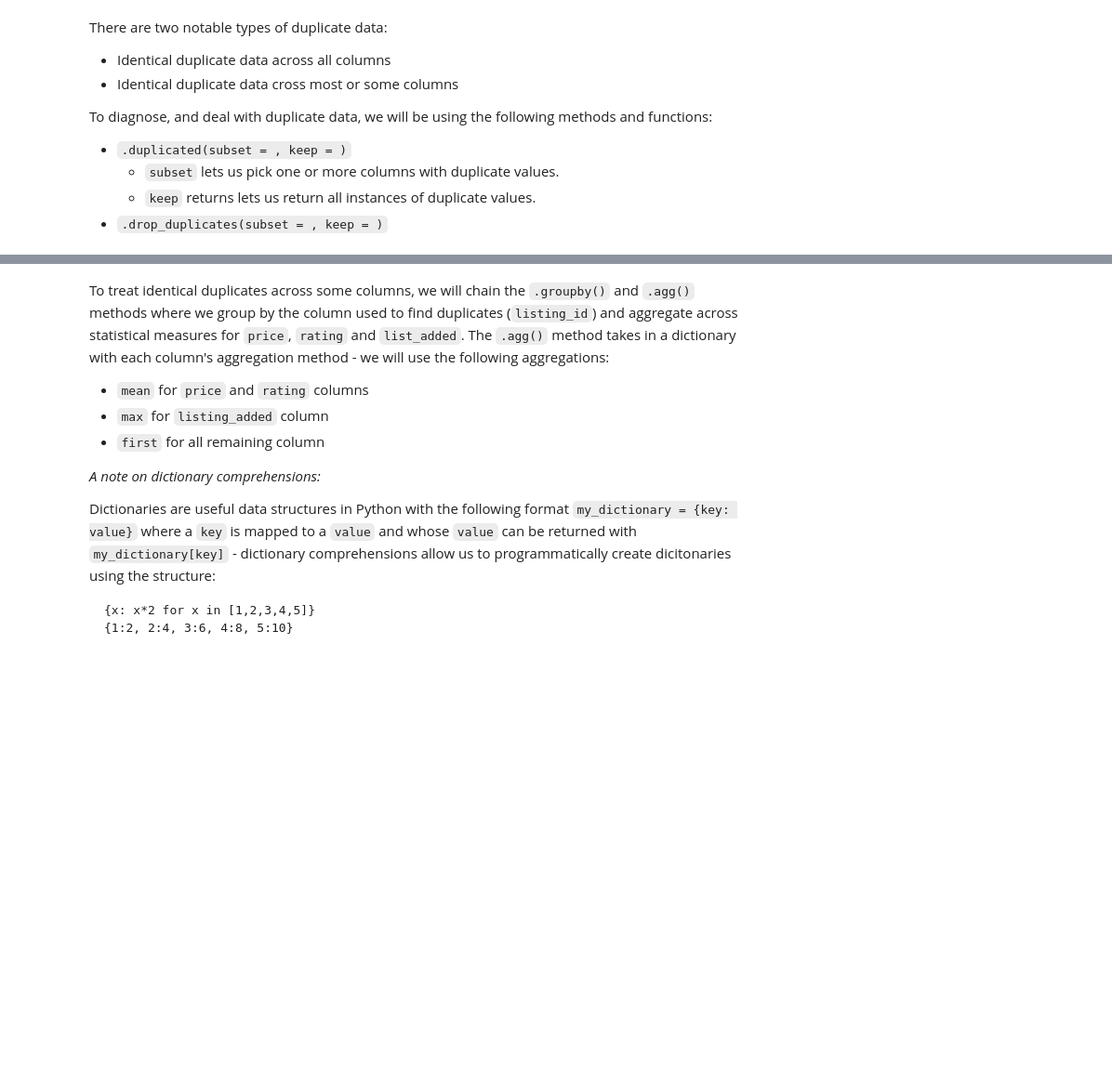
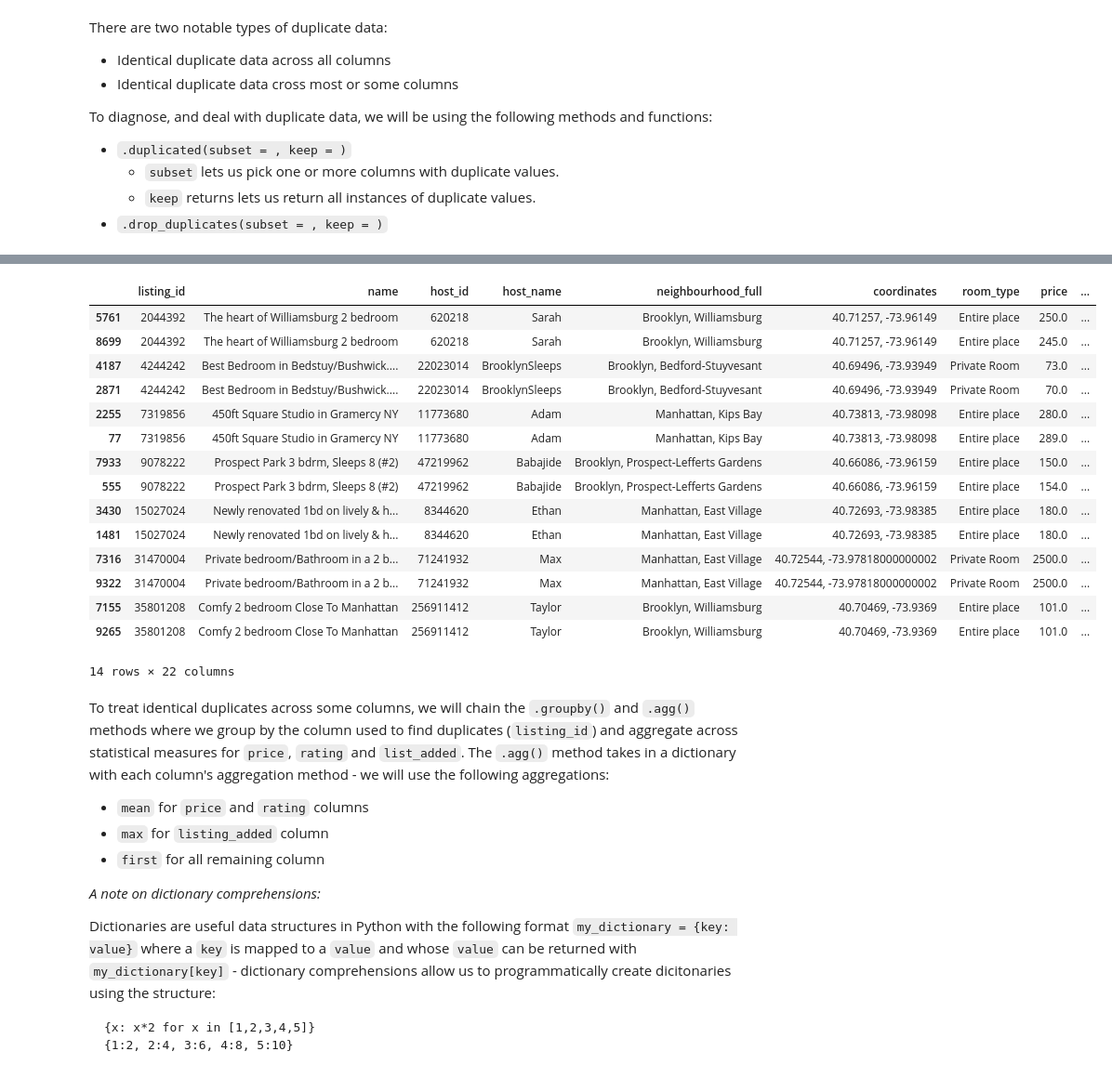
Before and after one commit to chrigorion/Data_Engineering_reichch4, a Jupyter notebook: Lab_04/DE_Lab04.ipynb, the cells around one changed output, grey strips where cells are left out. Shown at 93% size. Cells and saved outputs as stored; diff of their text form; code cells hidden in the pictures; blank space fills up the shorter version.

```diff
--- a/Lab_04/DE_Lab04.ipynb
+++ b/Lab_04/DE_Lab04.ipynb
@@ -405,9 +600,29 @@ To diagnose, and deal with duplicate data, we will be using the following method
 # %%
 # Remove identical duplicates
+airbnb = airbnb.drop_duplicates()
 # %%
 # Find non-identical duplicates
+duplicates = airbnb.duplicated(subset = 'listing_id', keep = False)
 # %%
 # Show all duplicates
+airbnb[duplicates].sort_values('listing_id')
+# %% [output]
+|  | listing_id | name | host_id | host_name | neighbourhood_full | coordinates | room_type | price | ... |
+| 5761 | 2044392 | The heart of Williamsburg 2 bedroom | 620218 | Sarah | Brooklyn, Williamsburg | 40.71257, -73.96149 | Entire place | 250.0 | ... |
+| 8699 | 2044392 | The heart of Williamsburg 2 bedroom | 620218 | Sarah | Brooklyn, Williamsburg | 40.71257, -73.96149 | Entire place | 245.0 | ... |
+| 4187 | 4244242 | Best Bedroom in Bedstuy/Bushwick.... | 22023014 | BrooklynSleeps | Brooklyn, Bedford-Stuyvesant | 40.69496, -73.93949 | Private Room | 73.0 | ... |
+| 2871 | 4244242 | Best Bedroom in Bedstuy/Bushwick.... | 22023014 | BrooklynSleeps | Brooklyn, Bedford-Stuyvesant | 40.69496, -73.93949 | Private Room | 70.0 | ... |
+| 2255 | 7319856 | 450ft Square Studio in Gramercy NY | 11773680 | Adam | Manhattan, Kips Bay | 40.73813, -73.98098 | Entire place | 280.0 | ... |
+| 77 | 7319856 | 450ft Square Studio in Gramercy NY | 11773680 | Adam | Manhattan, Kips Bay | 40.73813, -73.98098 | Entire place | 289.0 | ... |
+| 7933 | 9078222 | Prospect Park 3 bdrm, Sleeps 8 (#2) | 47219962 | Babajide | Brooklyn, Prospect-Lefferts Gardens | 40.66086, -73.96159 | Entire place | 150.0 | ... |
+| 555 | 9078222 | Prospect Park 3 bdrm, Sleeps 8 (#2) | 47219962 | Babajide | Brooklyn, Prospect-Lefferts Gardens | 40.66086, -73.96159 | Entire place | 154.0 | ... |
+| 3430 | 15027024 | Newly renovated 1bd on lively & h... | 8344620 | Ethan | Manhattan, East Village | 40.72693, -73.98385 | Entire place | 180.0 | ... |
+| 1481 | 15027024 | Newly renovated 1bd on lively & h... | 8344620 | Ethan | Manhattan, East Village | 40.72693, -73.98385 | Entire place | 180.0 | ... |
+| 7316 | 31470004 | Private bedroom/Bathroom in a 2 b... | 71241932 | Max | Manhattan, East Village | 40.72544, -73.97818000000002 | Private Room | 2500.0 | ... |
+| 9322 | 31470004 | Private bedroom/Bathroom in a 2 b... | 71241932 | Max | Manhattan, East Village | 40.72544, -73.97818000000002 | Private Room | 2500.0 | ... |
+| 7155 | 35801208 | Comfy 2 bedroom Close To Manhattan | 256911412 | Taylor | Brooklyn, Williamsburg | 40.70469, -73.9369 | Entire place | 101.0 | ... |
+| 9265 | 35801208 | Comfy 2 bedroom Close To Manhattan | 256911412 | Taylor | Brooklyn, Williamsburg | 40.70469, -73.9369 | Entire place | 101.0 | ... |
+14 rows × 22 columns
 # %% [markdown]
 To treat identical duplicates across some columns, we will chain the `.groupby()` and `.agg()` methods where we group by the column used to find duplicates (`listing_id`) and aggregate across statistical measures for `price`, `rating` and `list_added`. The `.agg()` method takes in a dictionary with each column's aggregation method - we will use the following aggregations:
 
```
Also changed, not shown: parts of 30 cells of this notebook.
